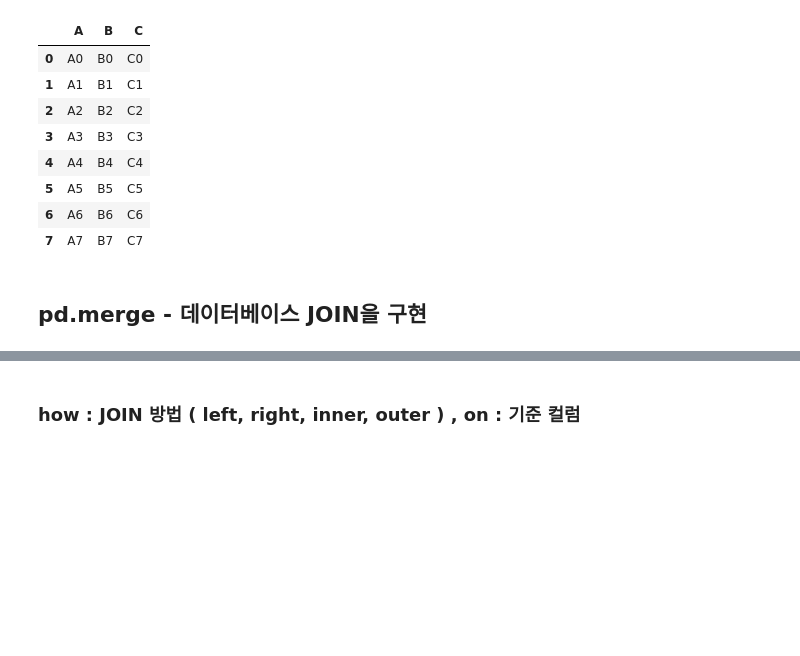
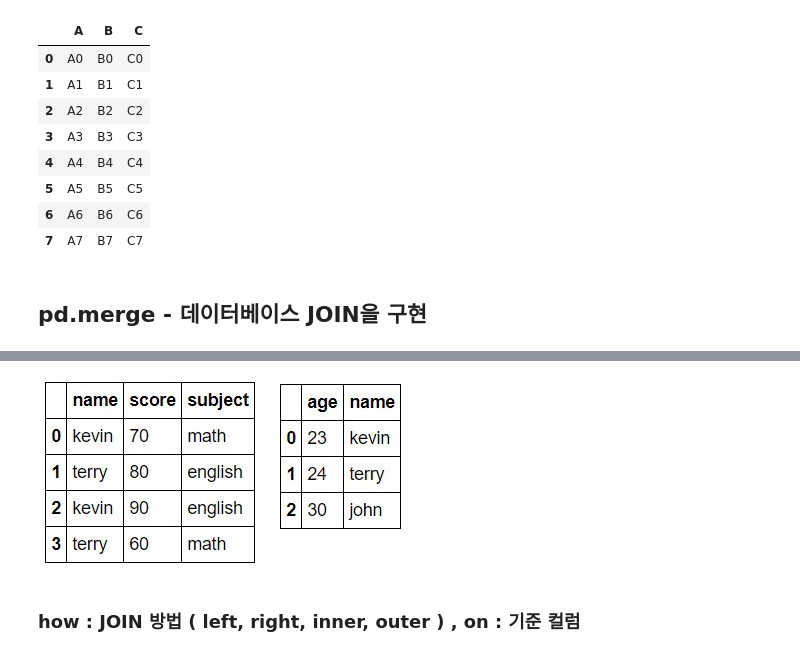
Before and after one commit to yahwang/Data-Processing-With-Pandas-Note, a Jupyter notebook: concat&merge.ipynb, the cells around one changed output, grey strips where cells are left out. Drawn from its saved outputs; the diff is of its cells as text; code cells hidden in the pictures; blank space fills up the shorter version.

```diff
--- a/concat&merge.ipynb
+++ b/concat&merge.ipynb
@@ -105,3 +103,7 @@ df2 = pd.DataFrame.from_dict(data2)
+# %%
+Image.open('./img/merge_example.jpg')
+# %% [output]
+[figure, added]
 # %% [markdown]
 ### how : JOIN 방법 ( left, right, inner, outer ) , on :  기준 컬럼
 # %% [markdown]
```
Also changed, not shown: parts of 2 cells of this notebook, 2 other files.
